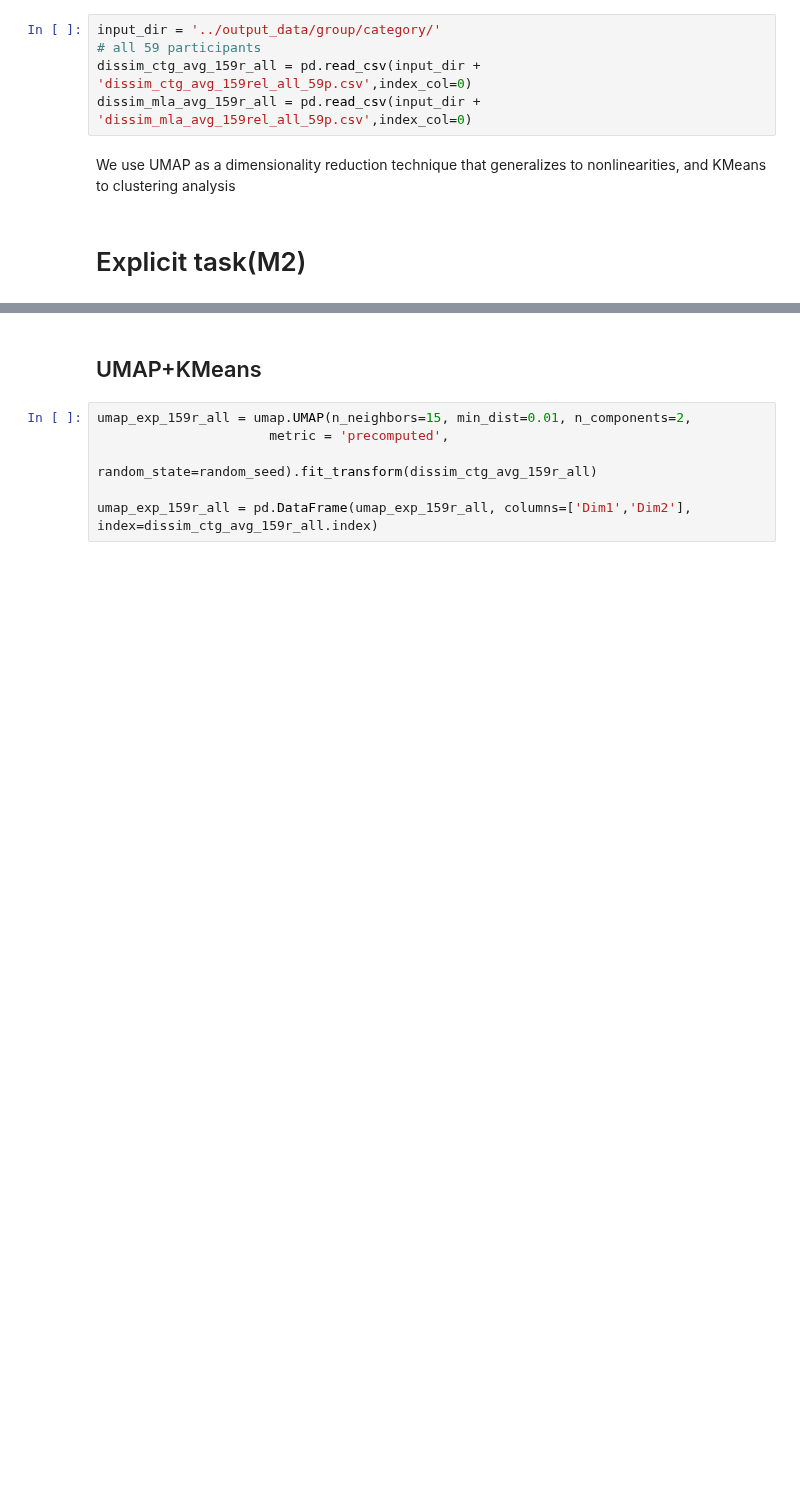
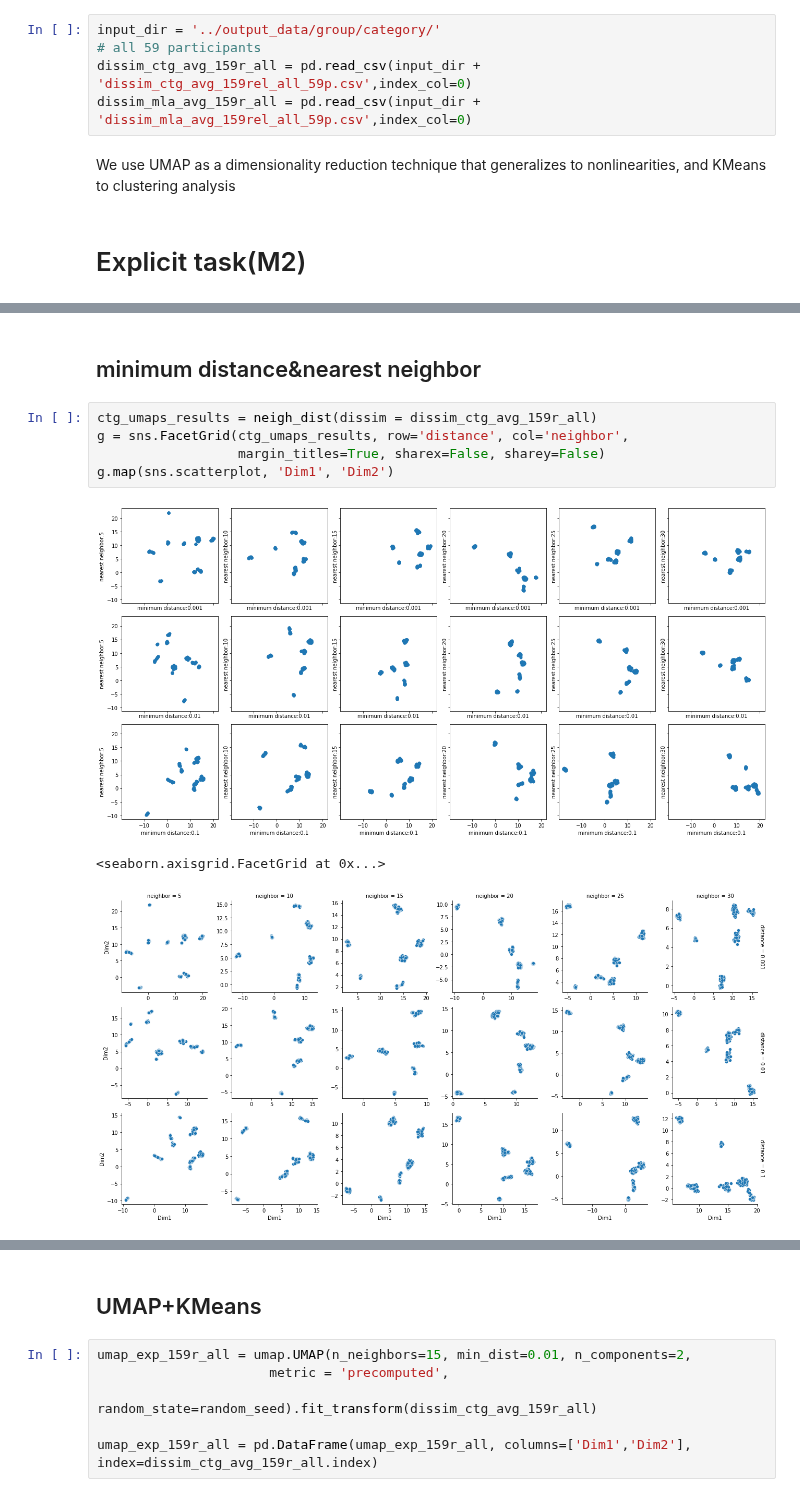
Before and after one commit to BNU-Wang-MSN-Lab/FAVEE-HPP, a Jupyter notebook: Study1/Categorical_model/ModelsInTasks/M1M2_Group_cat_clustering_159r.ipynb, the cells around one changed output, grey strips where cells are left out. Cells and saved outputs as stored; diff of their text form; blank space fills up the shorter version.

```diff
--- a/Study1/Categorical_model/ModelsInTasks/M1M2_Group_cat_clustering_159r.ipynb
+++ b/Study1/Categorical_model/ModelsInTasks/M1M2_Group_cat_clustering_159r.ipynb
@@ -33,0 +100,11 @@ We use UMAP as a dimensionality reduction technique that generalizes to nonlinea
+# %% [markdown]
+## minimum distance&nearest neighbor
+# %%
+ctg_umaps_results = neigh_dist(dissim = dissim_ctg_avg_159r_all)
+g = sns.FacetGrid(ctg_umaps_results, row='distance', col='neighbor',
+                  margin_titles=True, sharex=False, sharey=False)
+g.map(sns.scatterplot, 'Dim1', 'Dim2')
+# %% [output]
+[figure, added]
+<seaborn.axisgrid.FacetGrid at 0x...>
+[figure, added]
```
Also changed, not shown: parts of 93 cells of this notebook, 20 other files.
